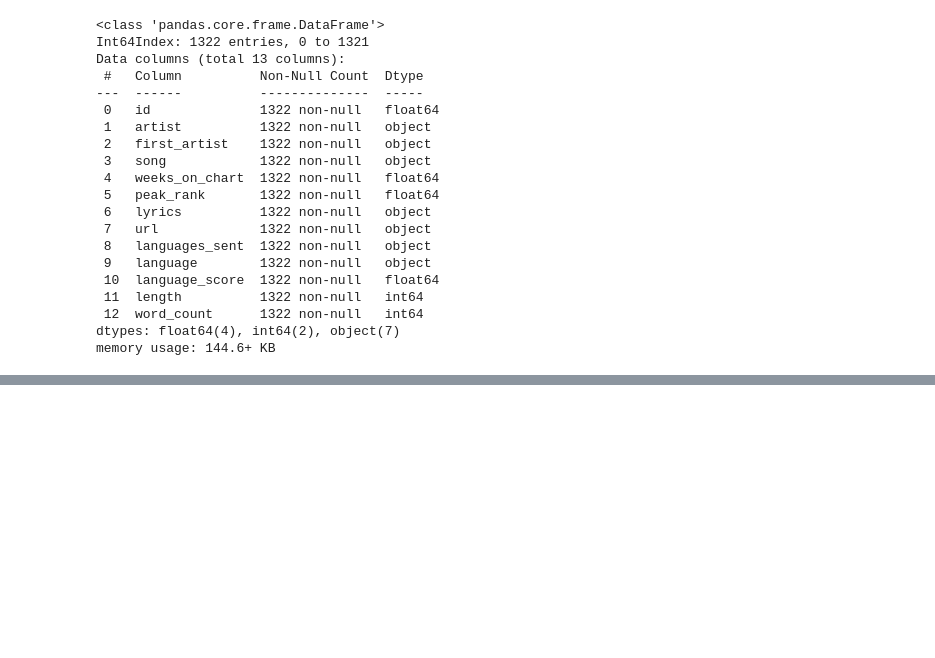
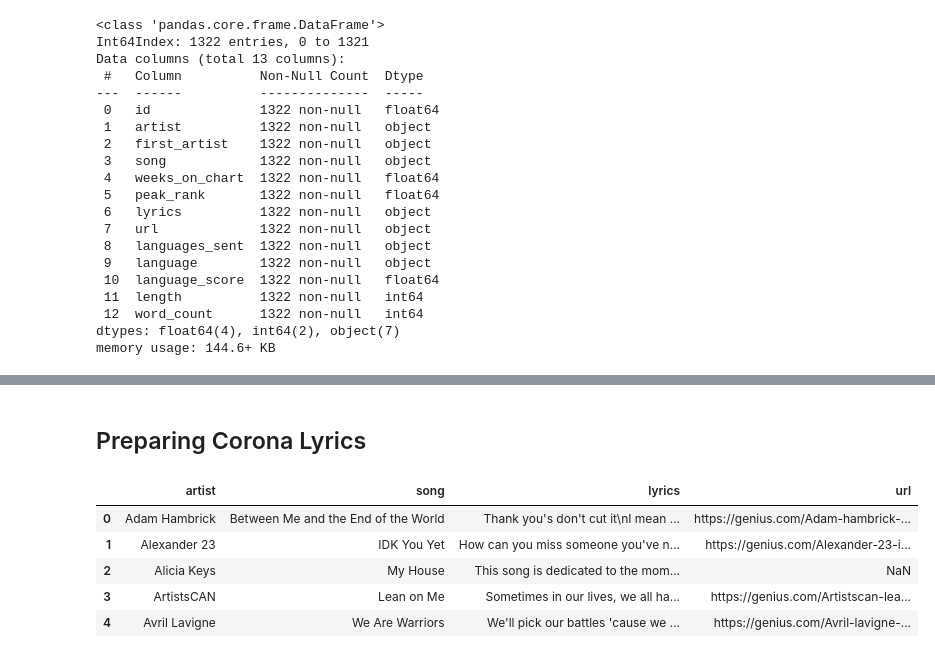
Before and after one commit to FelixSiegfriedRiedel/chart-lyrics-analysis, a Jupyter notebook: src/notebooks/lyrics_preparation.ipynb, the cells around one changed output, grey strips where cells are left out. Cells and saved outputs as stored; diff of their text form; code cells hidden in the pictures; blank space fills up the shorter version.

```diff
--- a/src/notebooks/lyrics_preparation.ipynb
+++ b/src/notebooks/lyrics_preparation.ipynb
@@ -271,0 +240,12 @@ lyrics_english.to_csv('data/lyrics/bb-t100-lyrics.csv')
+# %% [markdown]
+## Preparing Corona Lyrics
+# %%
+corona_lyrics = pd.read_excel('../../data/input/corona-lyrics.xlsx')
+corona_lyrics.head()
+# %% [output]
+|  | artist | song | lyrics | url |
+| 0 | Adam Hambrick | Between Me and the End of the World | Thank you's don't cut it\nI mean ... | https://genius.com/Adam-hambrick-... |
+| 1 | Alexander 23 | IDK You Yet | How can you miss someone you've n... | https://genius.com/Alexander-23-i... |
+| 2 | Alicia Keys | My House | This song is dedicated to the mom... | NaN |
+| 3 | ArtistsCAN | Lean on Me | Sometimes in our lives, we all ha... | https://genius.com/Artistscan-lea... |
+| 4 | Avril Lavigne | We Are Warriors | We'll pick our battles 'cause we ... | https://genius.com/Avril-lavigne-... |
```
Also changed, not shown: parts of 26 cells of this notebook.
